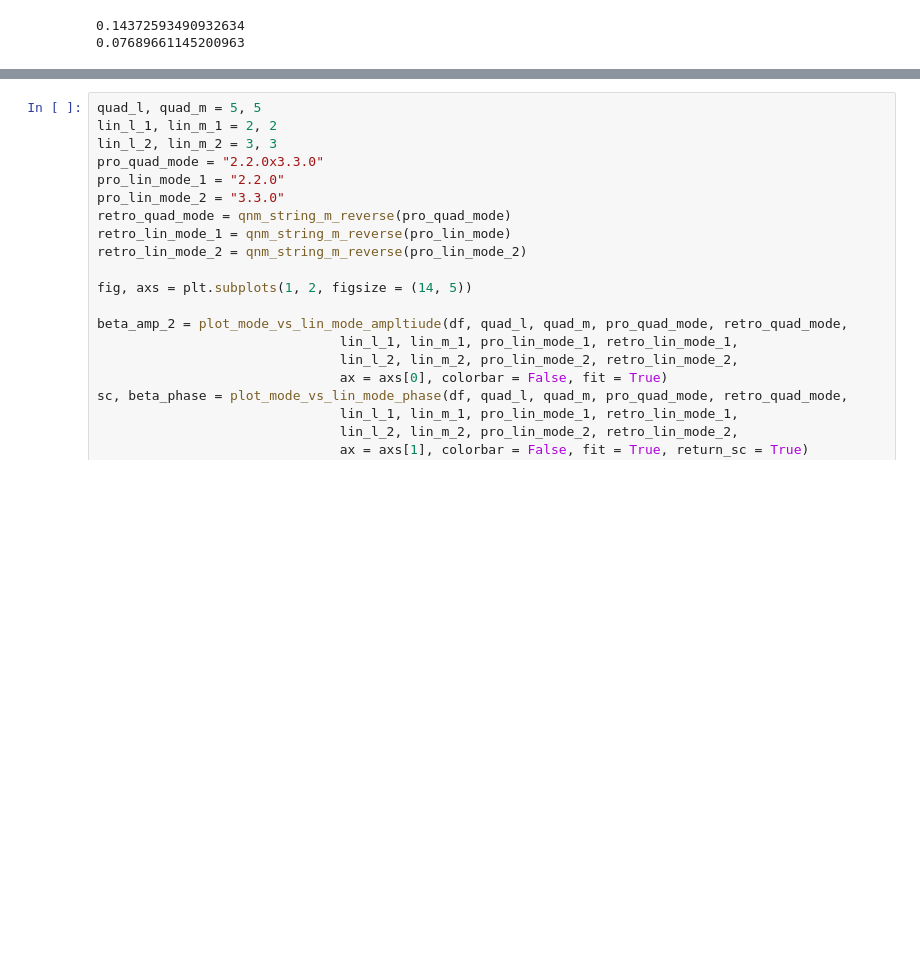
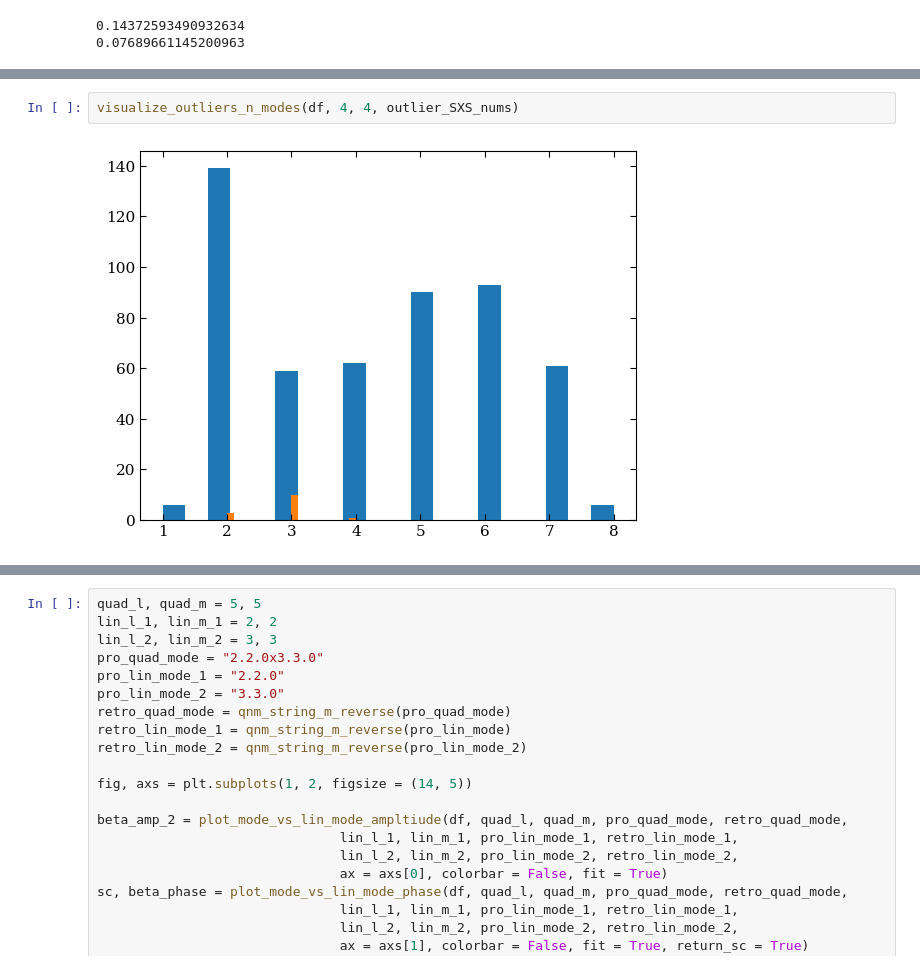
Before and after one commit to mhycheung/jaxqualin, a Jupyter notebook: notebooks/plotting/quad_fig.ipynb, the cells around one changed output, grey strips where cells are left out. Drawn from its saved outputs; the diff is of its cells as text; blank space fills up the shorter version.

```diff
--- a/notebooks/plotting/quad_fig.ipynb
+++ b/notebooks/plotting/quad_fig.ipynb
@@ -122,0 +129,4 @@ plt.savefig(f"../../plots/{runname}_{pro_lin_mode}_{pro_quad_mode}_ratio_eta_col
+# %%
+visualize_outliers_n_modes(df, 4, 4, outlier_SXS_nums)
+# %% [output]
+[figure, added]
```
Also changed, not shown: parts of 6 cells of this notebook, 3 other files.
